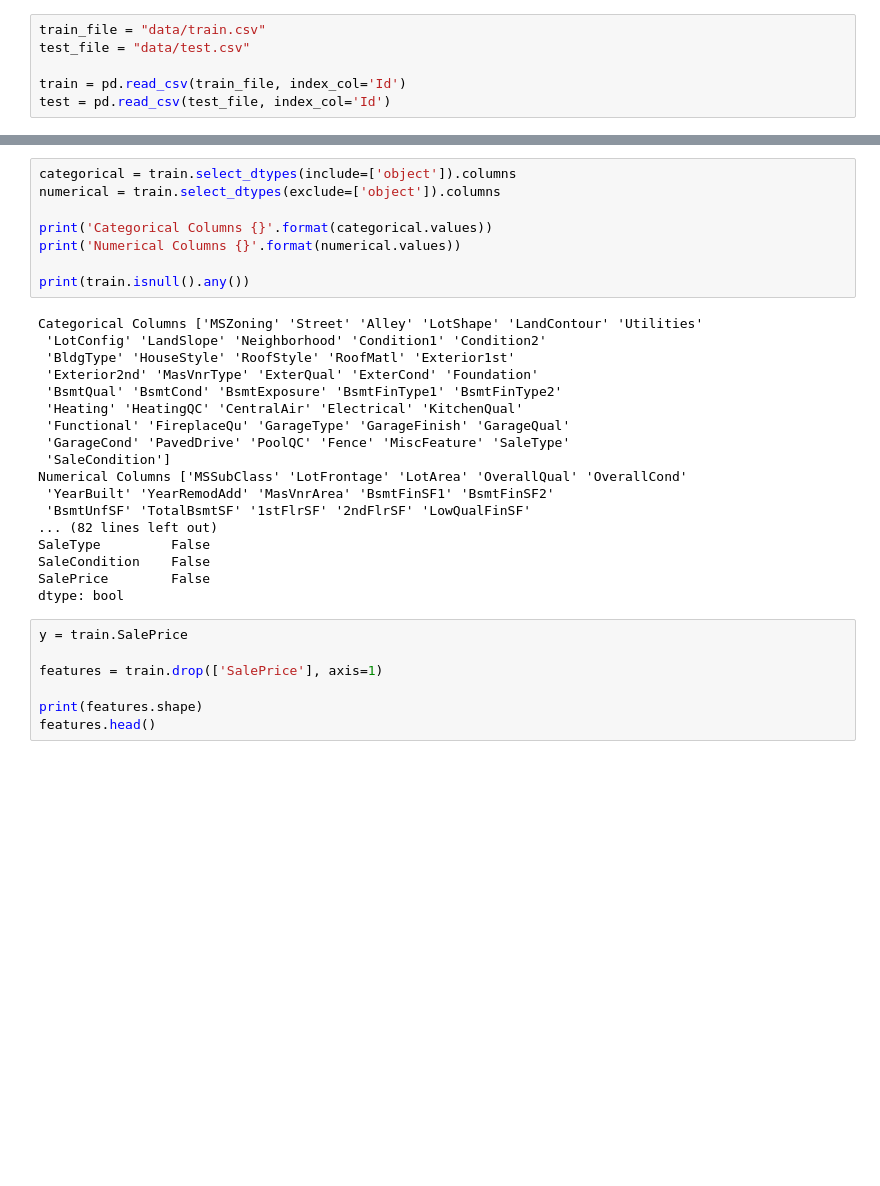
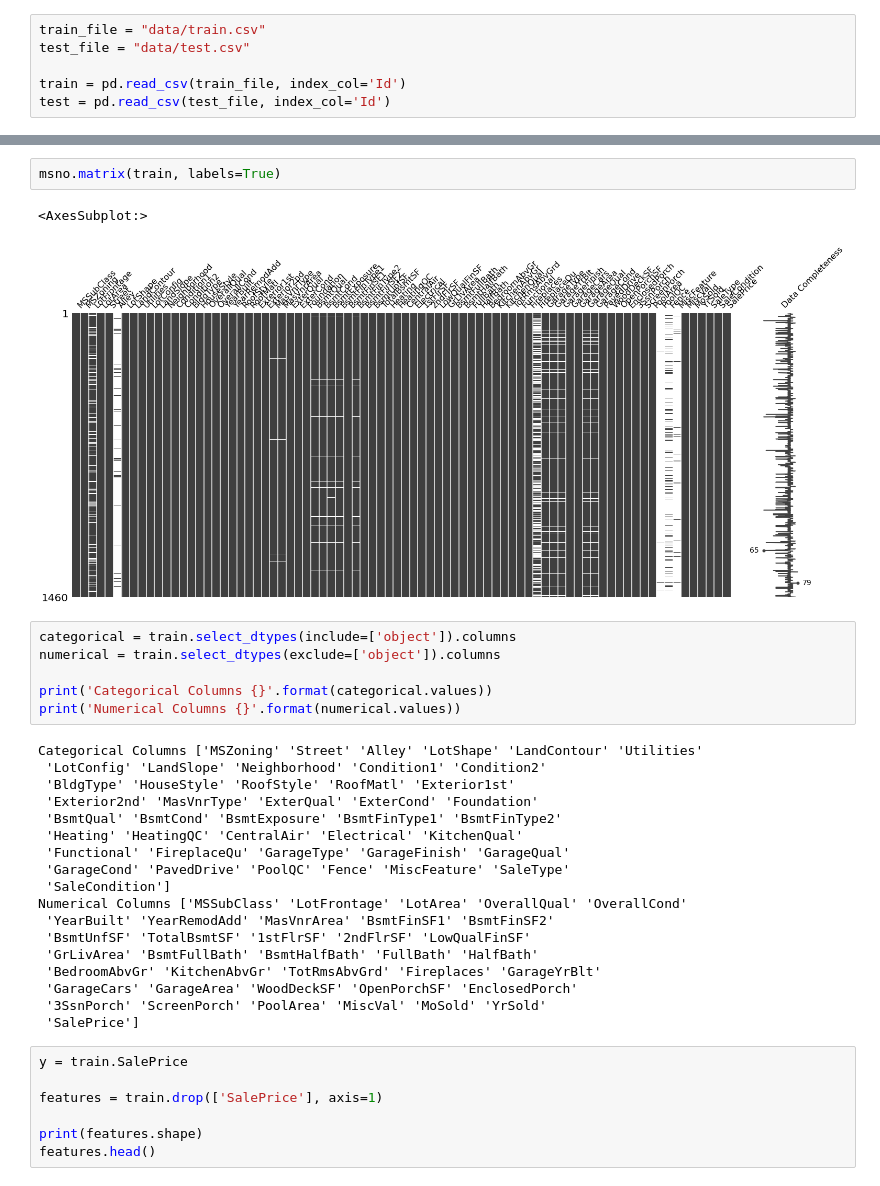
Before and after one commit to Sanskar-16/house-price, a Jupyter notebook: testingData.ipynb, the cells around one changed output, grey strips where cells are left out. Cells and saved outputs as stored; diff of their text form; blank space fills up the shorter version.

```diff
--- a/testingData.ipynb
+++ b/testingData.ipynb
@@ -60,11 +93,14 @@ dtype: object
+# %%
+msno.matrix(train, labels=True)
+# %% [output]
+<AxesSubplot:>
+[figure, added]
 # %%
 categorical = train.select_dtypes(include=['object']).columns
 numerical = train.select_dtypes(exclude=['object']).columns
 
 print('Categorical Columns {}'.format(categorical.values))
 print('Numerical Columns {}'.format(numerical.values))
-
-print(train.isnull().any())
 # %% [output]
 Categorical Columns ['MSZoning' 'Street' 'Alley' 'LotShape' 'LandContour' 'Utilities'
  'LotConfig' 'LandSlope' 'Neighborhood' 'Condition1' 'Condition2'
@@ -78,11 +114,11 @@ Categorical Columns ['MSZoning' 'Street' 'Alley' 'LotShape' 'LandContour' 'Utili
 Numerical Columns ['MSSubClass' 'LotFrontage' 'LotArea' 'OverallQual' 'OverallCond'
  'YearBuilt' 'YearRemodAdd' 'MasVnrArea' 'BsmtFinSF1' 'BsmtFinSF2'
  'BsmtUnfSF' 'TotalBsmtSF' '1stFlrSF' '2ndFlrSF' 'LowQualFinSF'
-... (82 lines left out)
-SaleType         False
-SaleCondition    False
-SalePrice        False
-dtype: bool
+ 'GrLivArea' 'BsmtFullBath' 'BsmtHalfBath' 'FullBath' 'HalfBath'
+ 'BedroomAbvGr' 'KitchenAbvGr' 'TotRmsAbvGrd' 'Fireplaces' 'GarageYrBlt'
+ 'GarageCars' 'GarageArea' 'WoodDeckSF' 'OpenPorchSF' 'EnclosedPorch'
+ '3SsnPorch' 'ScreenPorch' 'PoolArea' 'MiscVal' 'MoSold' 'YrSold'
+ 'SalePrice']
 # %%
 y = train.SalePrice
 
```
Also changed, not shown: parts of 21 cells of this notebook.
